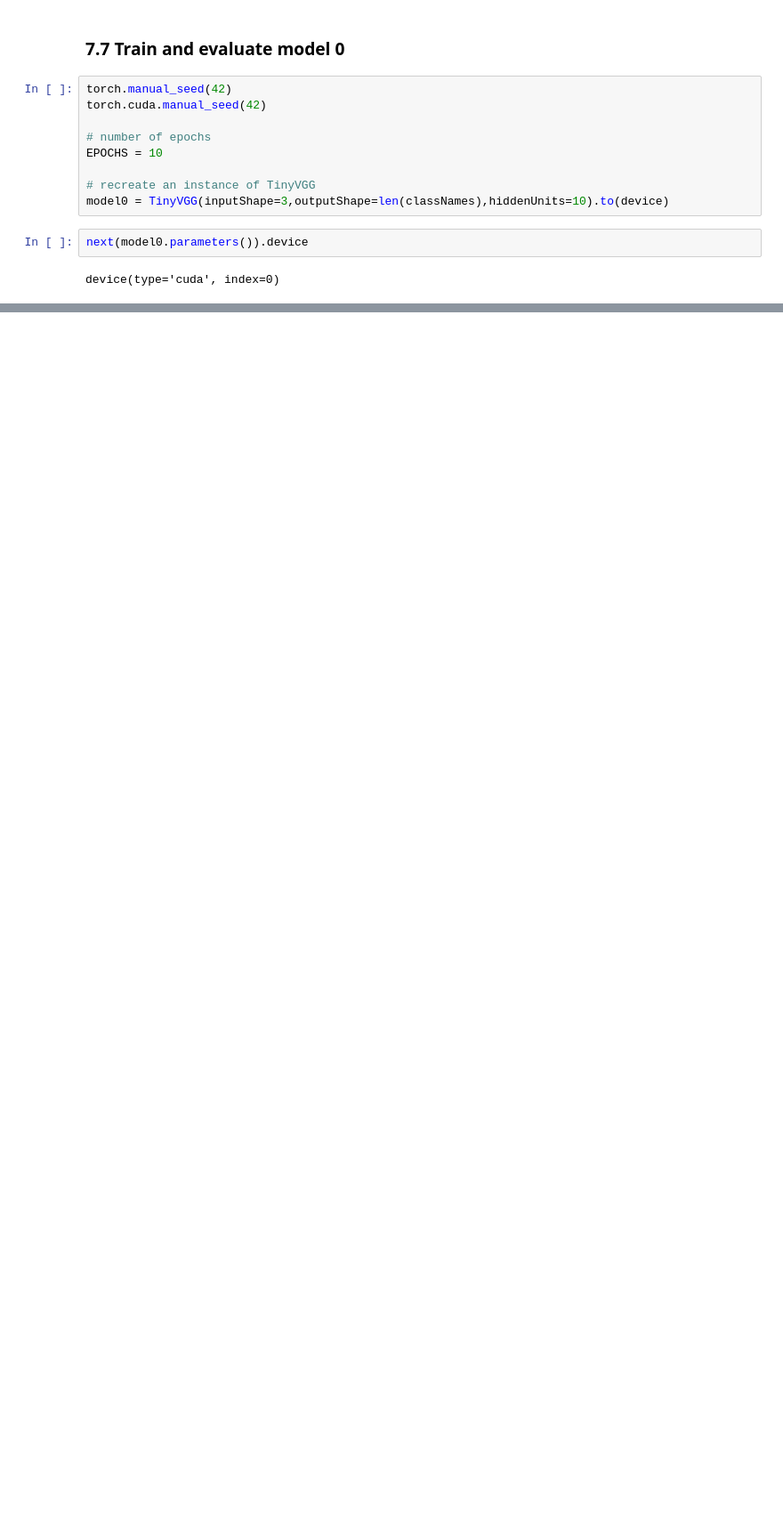
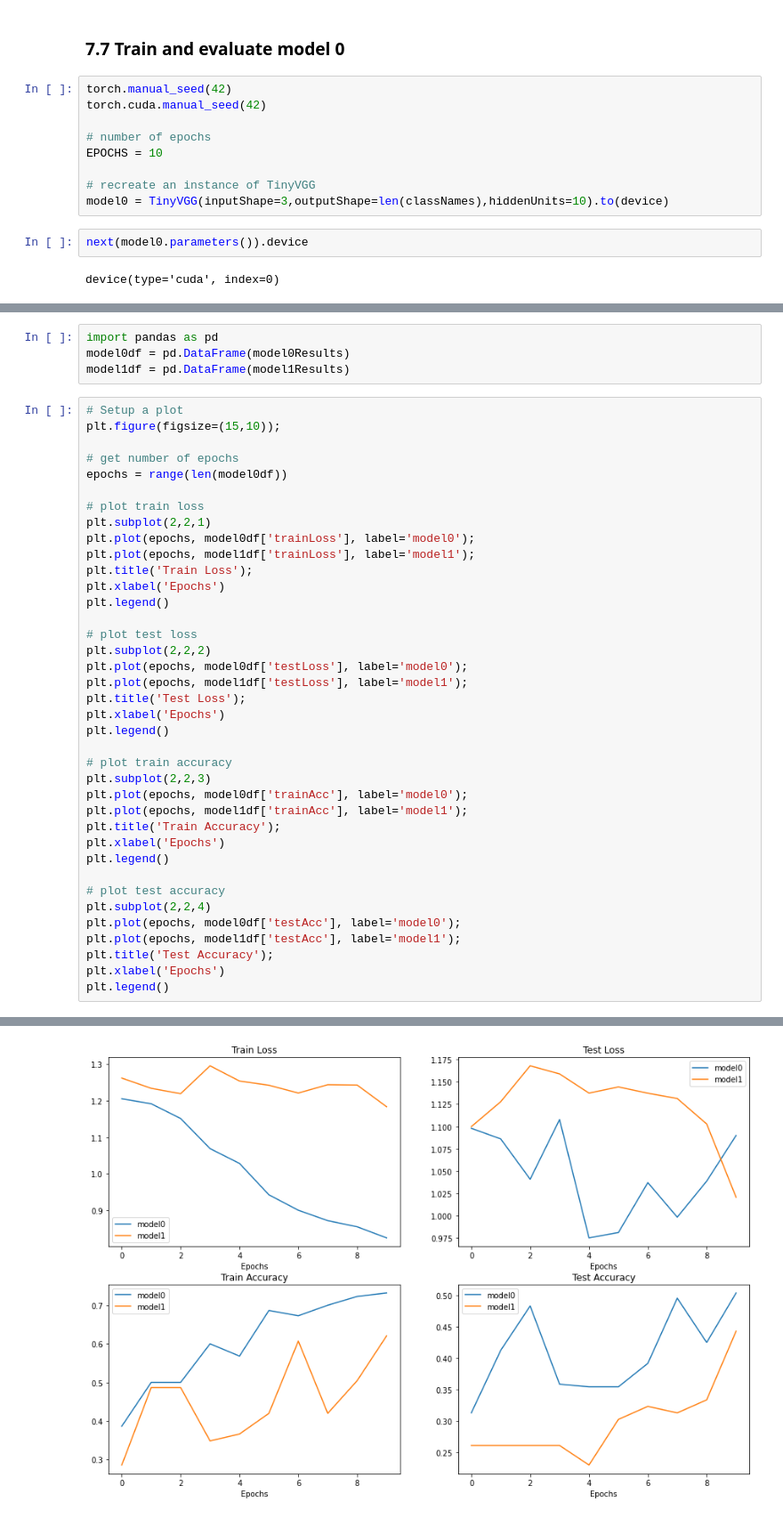
Before and after one commit to smbonilla/learningPyTorch, a Jupyter notebook: 04_pyTorchCustomDatasets.ipynb, the cells around one changed output, grey strips where cells are left out. Shown at 89% size. Saved outputs shown, nothing was run; the diff lists cells and outputs as text; blank space fills up the shorter version.

```diff
--- a/04_pyTorchCustomDatasets.ipynb
+++ b/04_pyTorchCustomDatasets.ipynb
@@ -966,0 +1122,43 @@ Total Time:
+# %%
+import pandas as pd
+model0df = pd.DataFrame(model0Results)
+model1df = pd.DataFrame(model1Results)
+# %%
+# Setup a plot
+plt.figure(figsize=(15,10));
+
+# get number of epochs
+epochs = range(len(model0df))
+
+# plot train loss
+plt.subplot(2,2,1)
+plt.plot(epochs, model0df['trainLoss'], label='model0');
+plt.plot(epochs, model1df['trainLoss'], label='model1');
+plt.title('Train Loss');
+plt.xlabel('Epochs')
+plt.legend()
+
+# plot test loss
+plt.subplot(2,2,2)
+plt.plot(epochs, model0df['testLoss'], label='model0');
+plt.plot(epochs, model1df['testLoss'], label='model1');
+plt.title('Test Loss');
+plt.xlabel('Epochs')
+plt.legend()
+
+# plot train accuracy
+plt.subplot(2,2,3)
+plt.plot(epochs, model0df['trainAcc'], label='model0');
+plt.plot(epochs, model1df['trainAcc'], label='model1');
+plt.title('Train Accuracy');
+plt.xlabel('Epochs')
+plt.legend()
+
+# plot test accuracy
+plt.subplot(2,2,4)
+plt.plot(epochs, model0df['testAcc'], label='model0');
+plt.plot(epochs, model1df['testAcc'], label='model1');
+plt.title('Test Accuracy');
+plt.xlabel('Epochs')
+plt.legend()
+# %% [output]
@@ -966,0 +1166 @@ Total Time:
+[figure, added]
```
Also changed, not shown: parts of 31 cells of this notebook.
